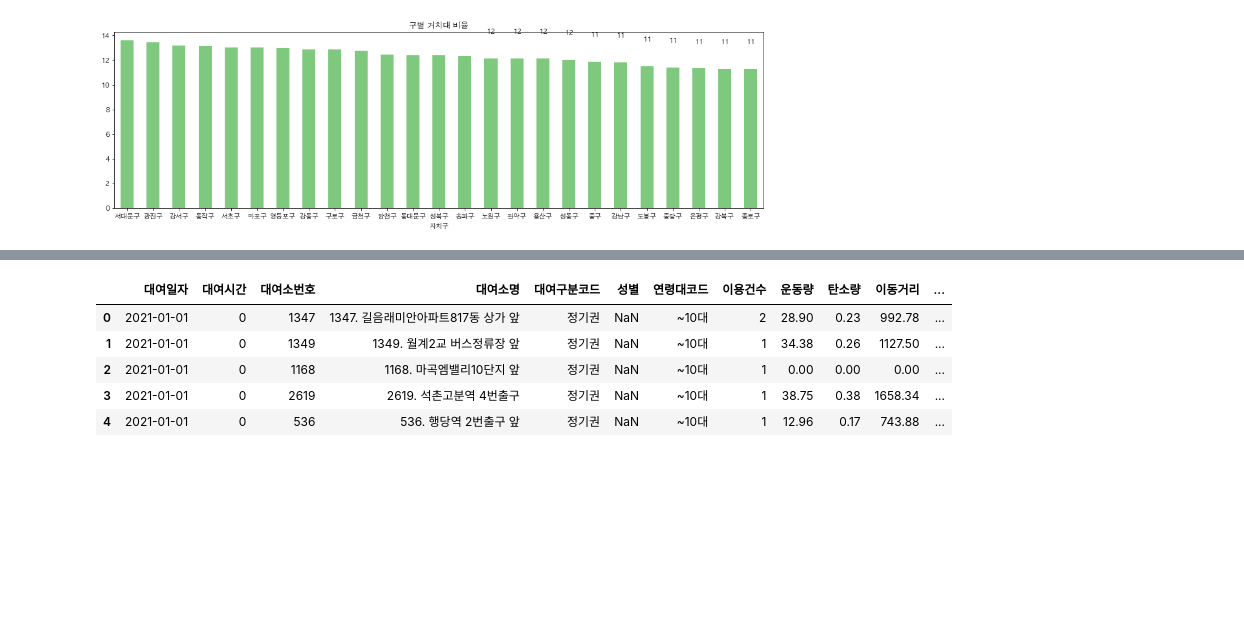
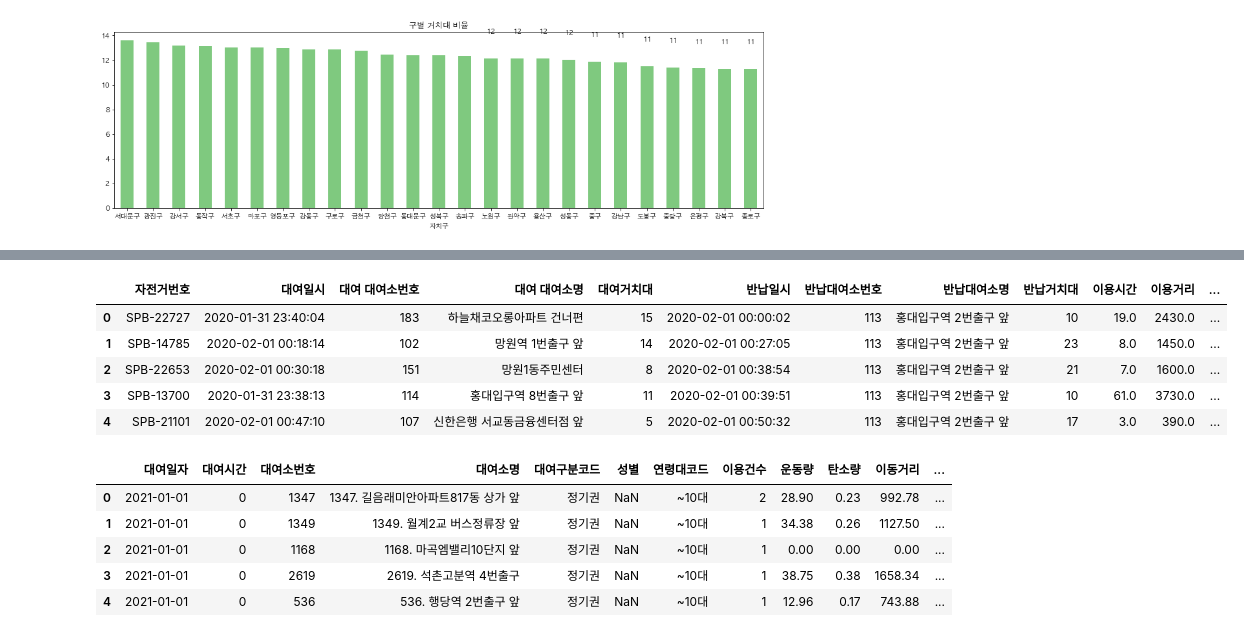
Before and after one commit to Markers/SC2_project, a Jupyter notebook: Src/time_rent.ipynb, the cells around one changed output, grey strips where cells are left out. Cells and saved outputs as stored; diff of their text form; code cells hidden in the pictures; blank space fills up the shorter version.

```diff
--- a/Src/time_rent.ipynb
+++ b/Src/time_rent.ipynb
@@ -127,0 +388,3 @@ dtype: float64
+# %%
+db2 = database.rename(columns={"대여소번호":"반납대여소번호","자치구":"반납자치구"}, inplace=True)
+db2
@@ -128,3 +405,14 @@ dtype: float64
+# %%
+rent_df = pd.merge(rent_df, db2,
+                   left_on='반납대여소번호', right_on='반납대여소번호', how='inner')
+rent_df.head()
+# %% [output]
+|  | 자전거번호 | 대여일시 | 대여 대여소번호 | 대여 대여소명 | 대여거치대 | 반납일시 | 반납대여소번호 | 반납대여소명 | 반납거치대 | 이용시간 | 이용거리 | ... |
+| 0 | SPB-22727 | 2020-01-31 23:40:04 | 183 | 하늘채코오롱아파트 건너편 | 15 | 2020-02-01 00:00:02 | 113 | 홍대입구역 2번출구 앞 | 10 | 19.0 | 2430.0 | ... |
+| 1 | SPB-14785 | 2020-02-01 00:18:14 | 102 | 망원역 1번출구 앞 | 14 | 2020-02-01 00:27:05 | 113 | 홍대입구역 2번출구 앞 | 23 | 8.0 | 1450.0 | ... |
+| 2 | SPB-22653 | 2020-02-01 00:30:18 | 151 | 망원1동주민센터 | 8 | 2020-02-01 00:38:54 | 113 | 홍대입구역 2번출구 앞 | 21 | 7.0 | 1600.0 | ... |
+| 3 | SPB-13700 | 2020-01-31 23:38:13 | 114 | 홍대입구역 8번출구 앞 | 11 | 2020-02-01 00:39:51 | 113 | 홍대입구역 2번출구 앞 | 10 | 61.0 | 3730.0 | ... |
+| 4 | SPB-21101 | 2020-02-01 00:47:10 | 107 | 신한은행 서교동금융센터점 앞 | 5 | 2020-02-01 00:50:32 | 113 | 홍대입구역 2번출구 앞 | 17 | 3.0 | 390.0 | ... |
 # %%
 # Concatenate all data into one DataFrame
 big_frame = pd.concat(dfs, ignore_index=True)
```
Also changed, not shown: parts of 23 cells of this notebook.
